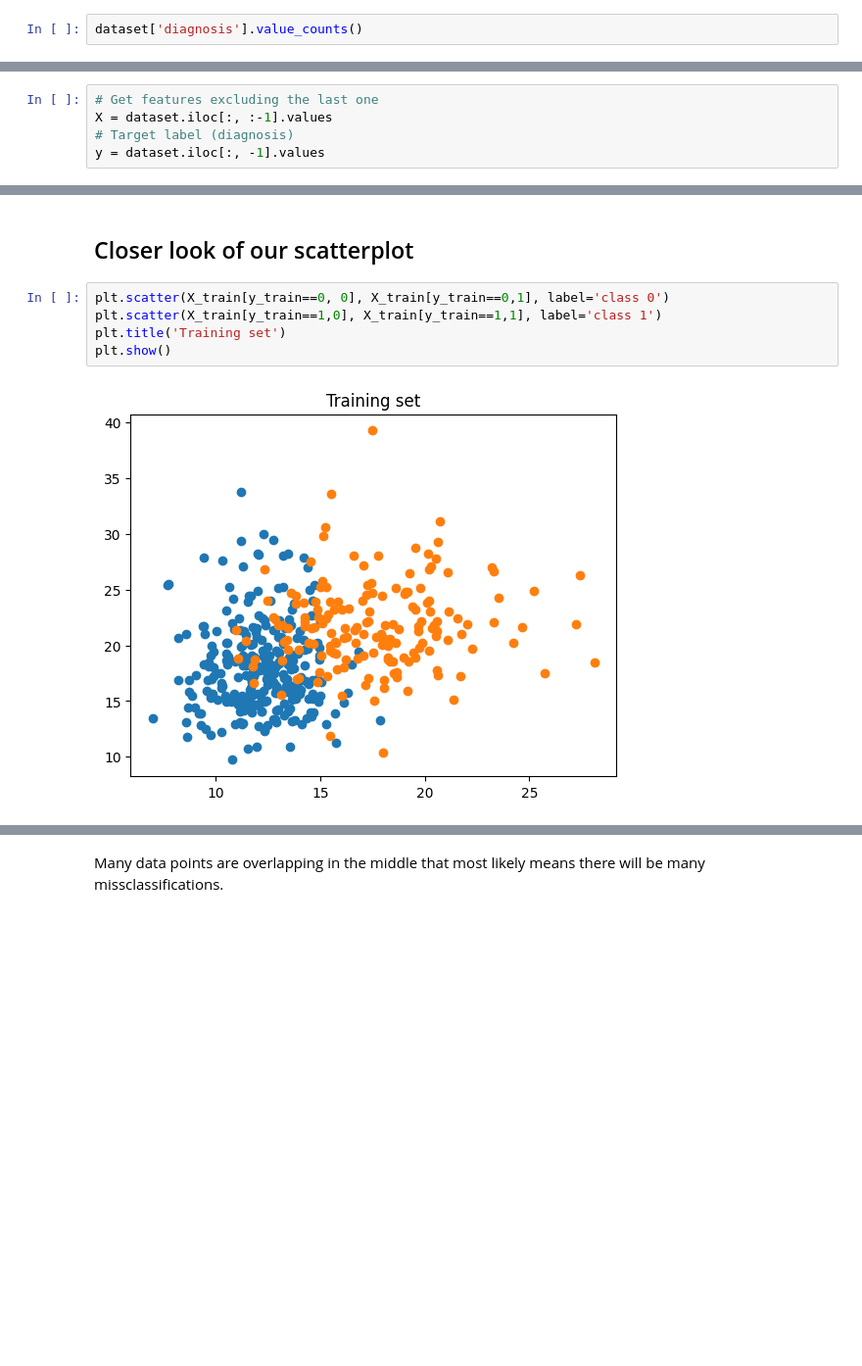
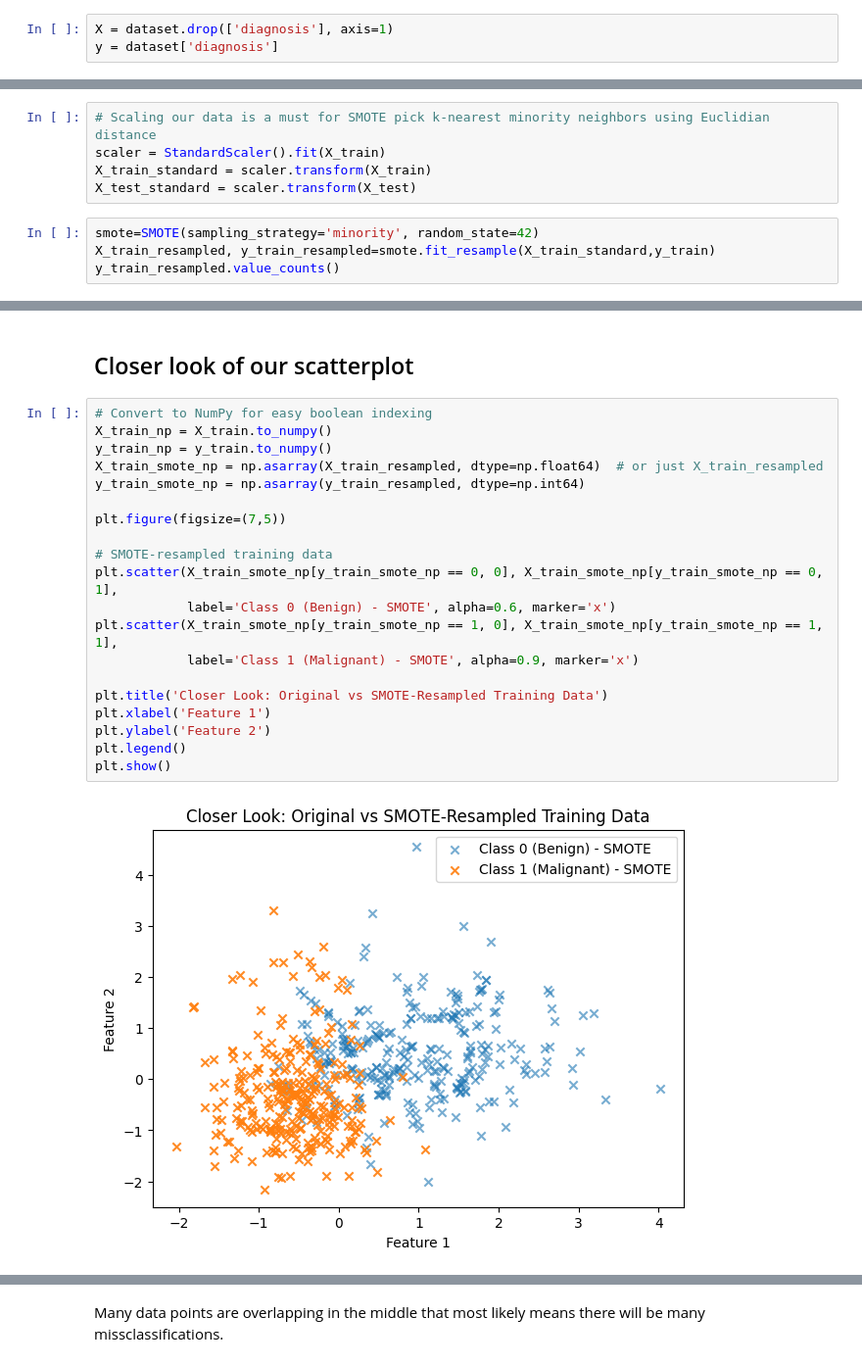
Before and after one commit to AngelX62/Breast-Cancer-Diagnosis, a Jupyter notebook: main.ipynb, the cells around one changed output, grey strips where cells are left out. Shown at 98% size. Drawn from its saved outputs; the diff is of its cells as text; blank space fills up the shorter version.

Commit message:
SMOTE for imabalanced data

```diff
--- a/main.ipynb
+++ b/main.ipynb
@@ -96,4 +98,5 @@ mean_smoothness    0
 diagnosis          0
 dtype: int64
 # %%
-dataset['diagnosis'].value_counts()
+X = dataset.drop(['diagnosis'], axis=1)
+y = dataset['diagnosis']
@@ -158,11 +168,6 @@ sns.heatmap(dataset.corr(), annot=True, cmap="icefire")
 Mean radius, mean perimeter, and mean area have strong negative correlations with diagnosis. This indicates that as these features increase, the likelihood of the tumor being malignant (0) increases. (Larger tumors are more likely to be malignant)
 # %% [markdown]
 ## Split the Data
-# %%
-# Get features excluding the last one
-X = dataset.iloc[:, :-1].values
-# Target label (diagnosis)
-y = dataset.iloc[:, -1].values
 # %%
 # Splitting the data and obtaining 20% of the data for testing
 X_train, X_test, y_train, y_test = train_test_split(X, y, test_size=0.2, random_state=42, stratify=y)
@@ -173,3 +178,12 @@ print(f"X_test shape: {X_test.shape}, y_test shape: {y_test.shape}")
 # %% [output]
 X_train shape: (455, 5), y_train shape: (455,)
 X_test shape: (114, 5), y_test shape: (114,)
+# %%
+# Scaling our data is a must for SMOTE pick k-nearest minority neighbors using Euclidian distance
+scaler = StandardScaler().fit(X_train)
+X_train_standard = scaler.transform(X_train)
+X_test_standard = scaler.transform(X_test)
+# %%
+smote=SMOTE(sampling_strategy='minority', random_state=42)
+X_train_resampled, y_train_resampled=smote.fit_resample(X_train_standard,y_train)
+y_train_resampled.value_counts()
@@ -183,9 +202,24 @@ EDIT: We will not do feature scaling before cross validation because the scaler
 # %% [markdown]
 ## Closer look of our scatterplot
 # %%
-plt.scatter(X_train[y_train==0, 0], X_train[y_train==0,1], label='class 0')
-plt.scatter(X_train[y_train==1,0], X_train[y_train==1,1], label='class 1')
-plt.title('Training set')
+# Convert to NumPy for easy boolean indexing
+X_train_np = X_train.to_numpy()
+y_train_np = y_train.to_numpy()
+X_train_smote_np = np.asarray(X_train_resampled, dtype=np.float64)  # or just X_train_resampled
+y_train_smote_np = np.asarray(y_train_resampled, dtype=np.int64)
+
+plt.figure(figsize=(7,5))
+
+# SMOTE‑resampled training data
+plt.scatter(X_train_smote_np[y_train_smote_np == 0, 0], X_train_smote_np[y_train_smote_np == 0, 1],
+            label='Class 0 (Benign) - SMOTE', alpha=0.6, marker='x')
+plt.scatter(X_train_smote_np[y_train_smote_np == 1, 0], X_train_smote_np[y_train_smote_np == 1, 1],
+            label='Class 1 (Malignant) - SMOTE', alpha=0.9, marker='x')
+
+plt.title('Closer Look: Original vs SMOTE‑Resampled Training Data')
+plt.xlabel('Feature 1')
+plt.ylabel('Feature 2')
+plt.legend()
 plt.show()
 # %% [output]
-[figure, old version]
+[figure, new version]
```
Also changed, not shown: parts of 34 cells of this notebook.
